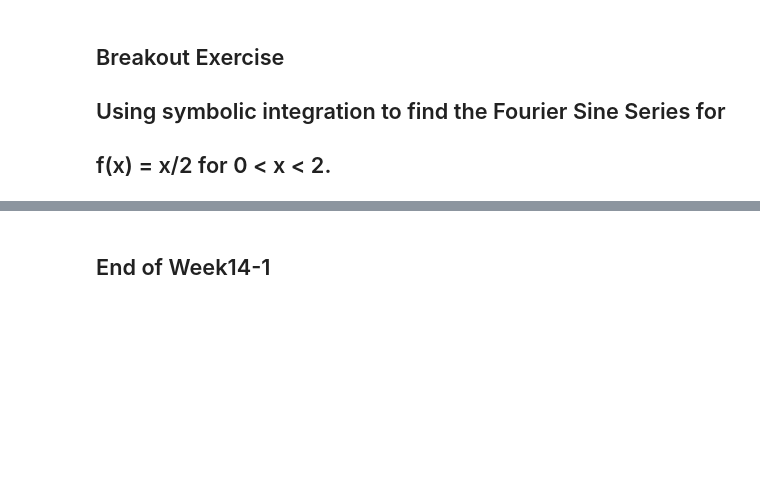
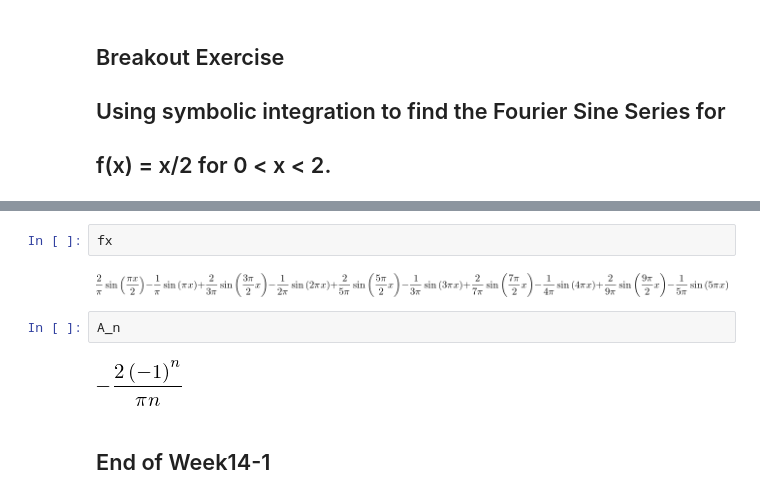
Before and after one commit to COMPPHYS-JNGUYEN/comp-phys, a Jupyter notebook: CompPhys-II_Week14-1_SymbolicComputationContinued_Examples_Integrals_Summation_FourierSeries.ipynb, the cells around one changed output, grey strips where cells are left out. Drawn from its saved outputs; the diff is of its cells as text; blank space fills up the shorter version.

```diff
--- a/CompPhys-II_Week14-1_SymbolicComputationContinued_Examples_Integrals_Summation_FourierSeries.ipynb
+++ b/CompPhys-II_Week14-1_SymbolicComputationContinued_Examples_Integrals_Summation_FourierSeries.ipynb
@@ -284,2 +284,10 @@ True
+# %%
+fx
+# %% [output]
+[figure, added]
+# %%
+A_n
+# %% [output]
+[figure, added]
 # %% [markdown]
 ## End of Week14-1
```
Also changed, not shown: parts of 1 cell of this notebook, 1 other file.
